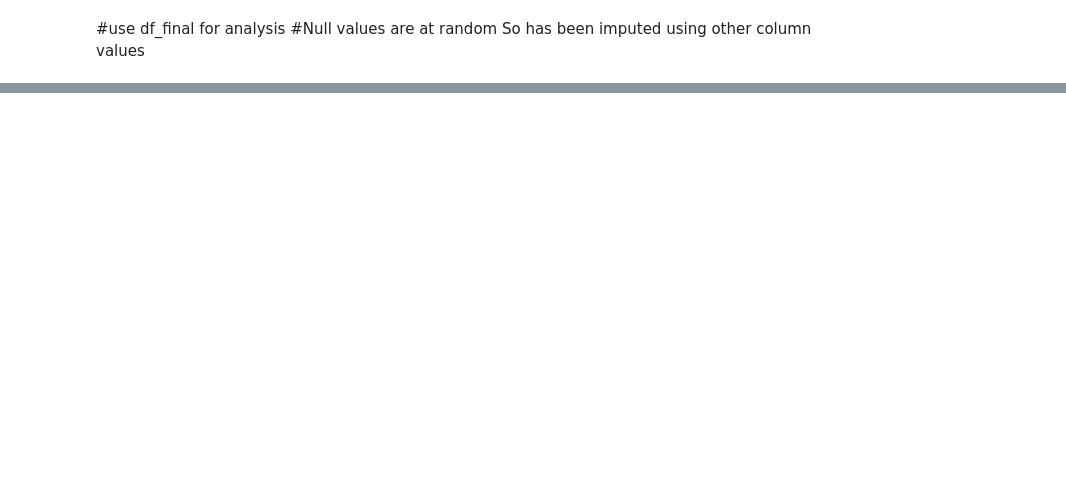
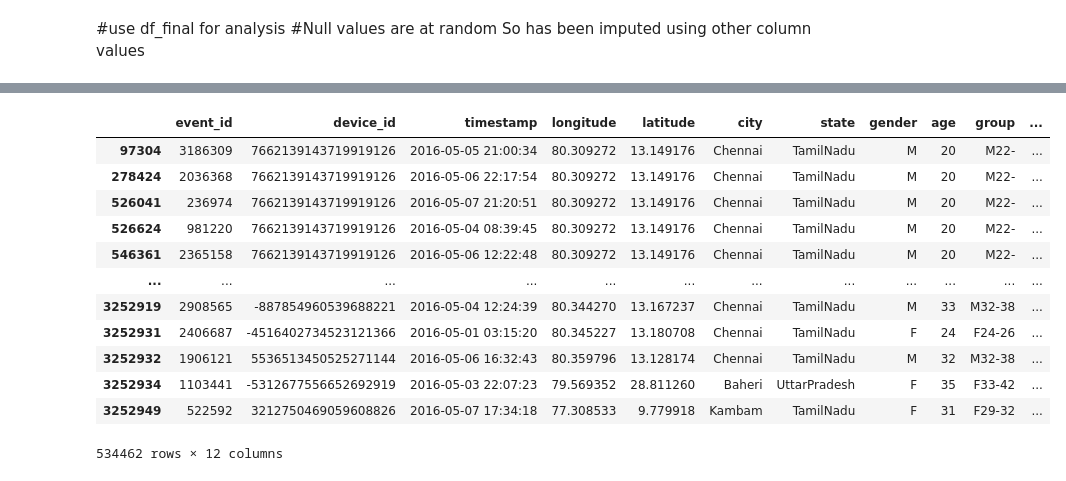
Before and after one commit to KrishnaProf/My-projects, a Jupyter notebook: Telecom Project/Capstone-telecom-Lakshmi.ipynb, the cells around one changed output, grey strips where cells are left out. Cells and saved outputs as stored; diff of their text form; code cells hidden in the pictures; blank space fills up the shorter version.

```diff
--- a/Telecom Project/Capstone-telecom-Lakshmi.ipynb
+++ b/Telecom Project/Capstone-telecom-Lakshmi.ipynb
@@ -508,0 +541,4 @@ dtype: int64
+# %%
+df_states = df_final.query("state == 'TamilNadu' | state == 'Manipur' | state == 'Tripura' | state == 'Chandigarh' | state == 'UttarPradesh' | state == 'ArunachalPradesh'")
+df_states.info()
+df_states.to_csv('cap_df_states.csv', encoding='utf-8')
@@ -508,0 +566,21 @@ dtype: int64
+# %%
+
+
+
+df_states['brand'] = df_states['phone_brand']
+df_states['brand'].replace('小米','Xiaomi',inplace=True)
+df_states['brand'].replace('华为','Huawei',inplace=True)
+df_states['brand'].replace('三星','Samsung',inplace=True)
+df_states['brand'].replace('魅族','Meizu',inplace=True)
+df_states['brand'].replace('酷派','Coolpad',inplace=True)
+df_states['brand'].replace('乐视','LeEco',inplace=True)
+df_states['brand'].replace('联想','Lenovo',inplace=True)
+
+
+#brandnm ={
+#      '华为':'Huawei','小米':'Xiaomi','三星':'Samsung','OPPO':'OPPO','魅族':'Meizu','酷派':'Coolpad',
+#    '乐视':'LeEco','联想':'Lenovo'}
+#df_states['brand'].replace( {
+#      '华为':'Huawei','小米':'Xiaomi','三星':'Samsung','OPPO':'OPPO','魅族':'Meizu','酷派':'Coolpad',
+#    '乐视':'LeEco','联想':'Lenovo'})
+#df_states.head(1000)
@@ -508,0 +597,17 @@ dtype: int64
+# %%
+#df_states['brand'].unique()
+df_states.drop(columns=['phone_brand', 'latlong'])
+# %% [output]
+|  | event_id | device_id | timestamp | longitude | latitude | city | state | gender | age | group | ... |
+| 97304 | 3186309 | 7662139143719919126 | 2016-05-05 21:00:34 | 80.309272 | 13.149176 | Chennai | TamilNadu | M | 20 | M22- | ... |
+| 278424 | 2036368 | 7662139143719919126 | 2016-05-06 22:17:54 | 80.309272 | 13.149176 | Chennai | TamilNadu | M | 20 | M22- | ... |
+| 526041 | 236974 | 7662139143719919126 | 2016-05-07 21:20:51 | 80.309272 | 13.149176 | Chennai | TamilNadu | M | 20 | M22- | ... |
+| 526624 | 981220 | 7662139143719919126 | 2016-05-04 08:39:45 | 80.309272 | 13.149176 | Chennai | TamilNadu | M | 20 | M22- | ... |
+| 546361 | 2365158 | 7662139143719919126 | 2016-05-06 12:22:48 | 80.309272 | 13.149176 | Chennai | TamilNadu | M | 20 | M22- | ... |
+| ... | ... | ... | ... | ... | ... | ... | ... | ... | ... | ... | ... |
+| 3252919 | 2908565 | -887854960539688221 | 2016-05-04 12:24:39 | 80.344270 | 13.167237 | Chennai | TamilNadu | M | 33 | M32-38 | ... |
+| 3252931 | 2406687 | -4516402734523121366 | 2016-05-01 03:15:20 | 80.345227 | 13.180708 | Chennai | TamilNadu | F | 24 | F24-26 | ... |
+| 3252932 | 1906121 | 5536513450525271144 | 2016-05-06 16:32:43 | 80.359796 | 13.128174 | Chennai | TamilNadu | M | 32 | M32-38 | ... |
+| 3252934 | 1103441 | -5312677556652692919 | 2016-05-03 22:07:23 | 79.569352 | 28.811260 | Baheri | UttarPradesh | F | 35 | F33-42 | ... |
+| 3252949 | 522592 | 3212750469059608826 | 2016-05-07 17:34:18 | 77.308533 | 9.779918 | Kambam | TamilNadu | F | 31 | F29-32 | ... |
+534462 rows × 12 columns
```
Also changed, not shown: parts of 23 cells of this notebook, 2 other files.
